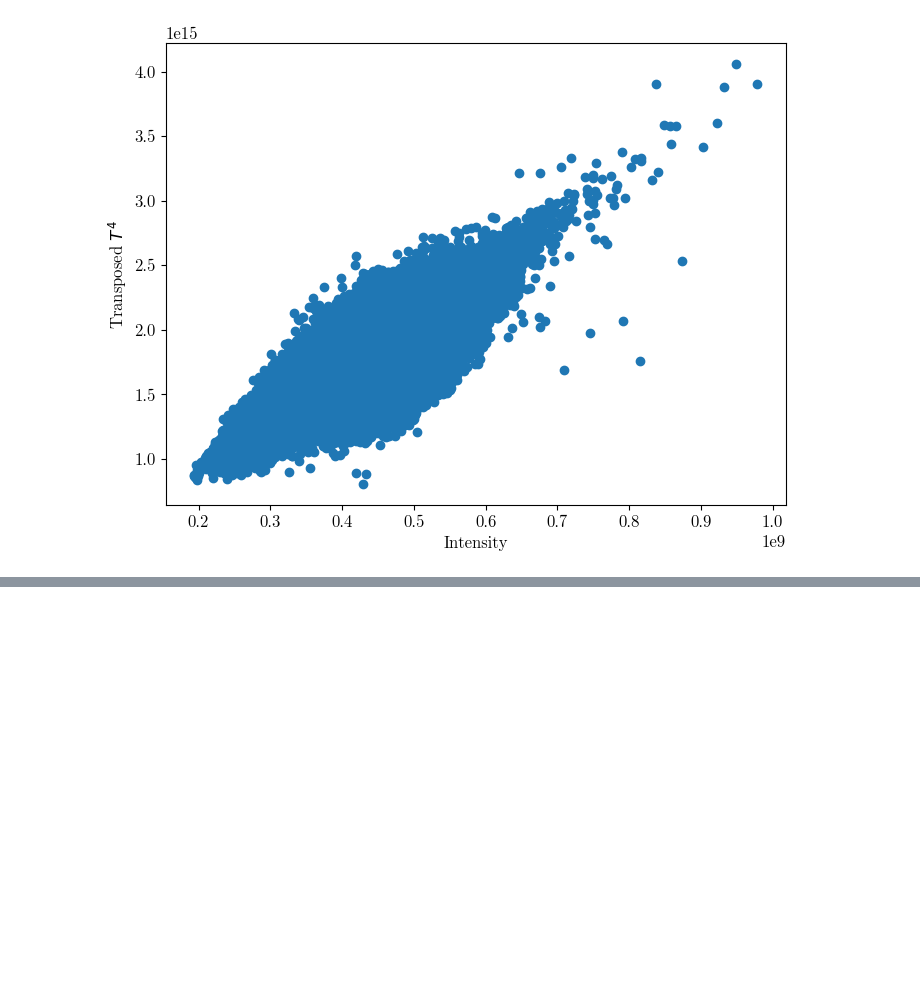
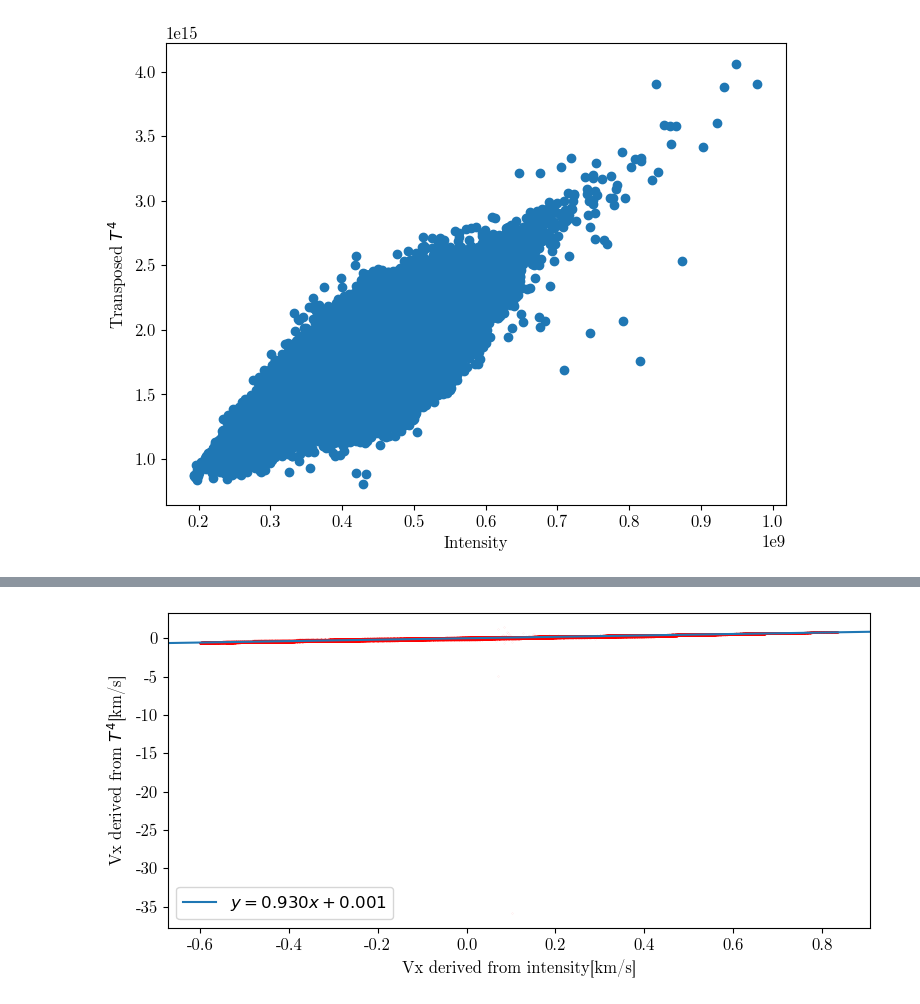
Before and after one commit to TheodoreKostic/Tracking_features, a Jupyter notebook: FirstPaper/Paper.ipynb, the cells around one changed output, grey strips where cells are left out. Saved outputs shown, nothing was run; the diff lists cells and outputs as text; code cells hidden in the pictures; blank space fills up the shorter version.

```diff
--- a/FirstPaper/Paper.ipynb
+++ b/FirstPaper/Paper.ipynb
@@ -114,0 +121,3 @@ plt.savefig("TempInte.png", dpi = 300)
+# %%
+Vx_T4 = fits.open("pyFLCT_fwhm_1200_dt_30_TTTT_tracked.fits")[0].data
+Vy_T4 = fits.open("pyFLCT_fwhm_1200_dt_30_TTTT_tracked.fits")[1].data
@@ -114,0 +143,3 @@ plt.savefig("TempInte.png", dpi = 300)
+# %%
+Vx_FLCT_T4 = temporal_avg(Vx_T4, 0, 90)
+Vy_FLCT_T4 = temporal_avg(Vy_T4, 0, 90)
@@ -114,0 +194,15 @@ plt.savefig("TempInte.png", dpi = 300)
+# %%
+plt.figure(figsize = (8,4))
+#niz = [r_x_T[0], r_x_T4[0]]
+#niz2 = [np.mean(Vx_FLCT_T), np.mean(Vx_FLCT_T4)]
+#plt.suptitle("Promena koeficijenta pravca u zavisnosti od vrednosti FHWM")
+plt.scatter(Vx_FLCT_1200.flatten(), Vx_FLCT_T4.flatten(),  s = 0.001, color = "red")
+plt.ylabel("Vx derived from $T^4$[km/s]")
+plt.xlabel("Vx derived from intensity[km/s]")
+m2, b2, *_ = linregress(Vx_FLCT_1200.flatten(), Vx_FLCT_T4.flatten())
+plt.axline(xy1=(0, b2), slope=m2, label=f'$y = {m2:.3f}x {b2:+.3f}$')
+plt.legend()
+plt.tight_layout()
+plt.savefig("Inte_T4.png", bbox_inches = 'tight', dpi = 300)
+# %% [output]
+[figure, added]
```
Also changed, not shown: parts of 28 cells of this notebook.
